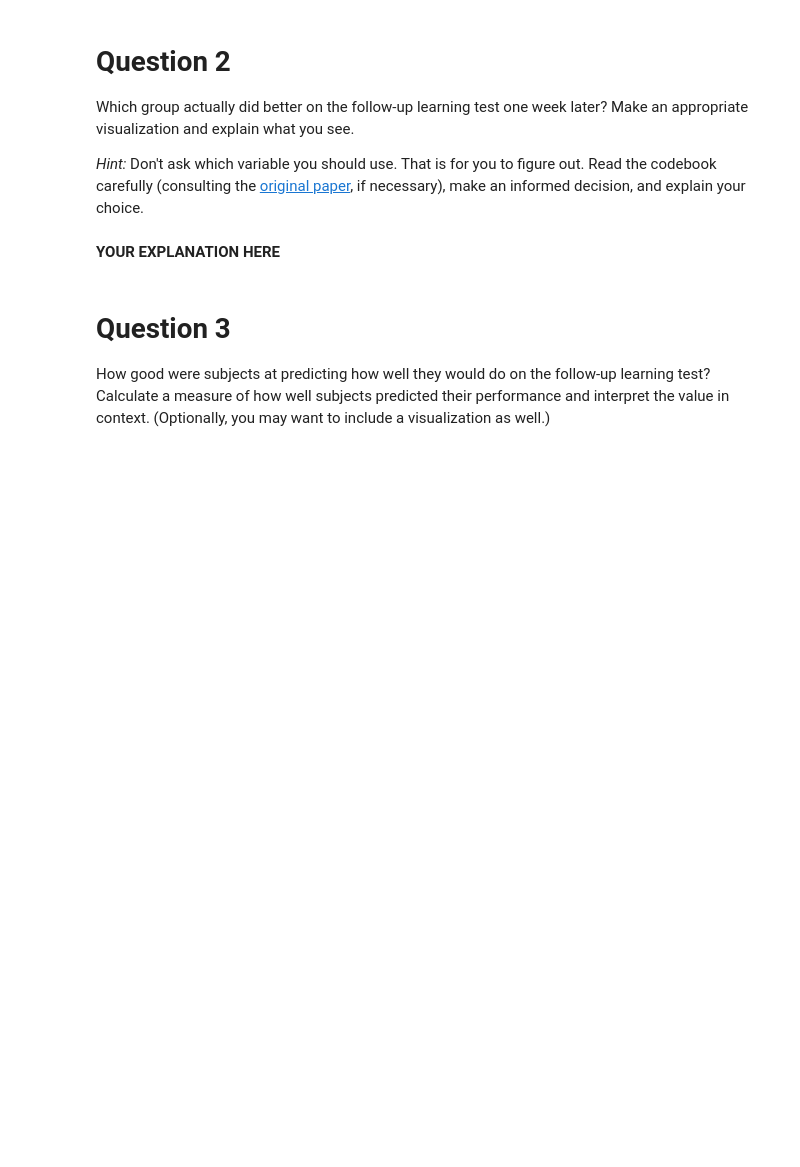
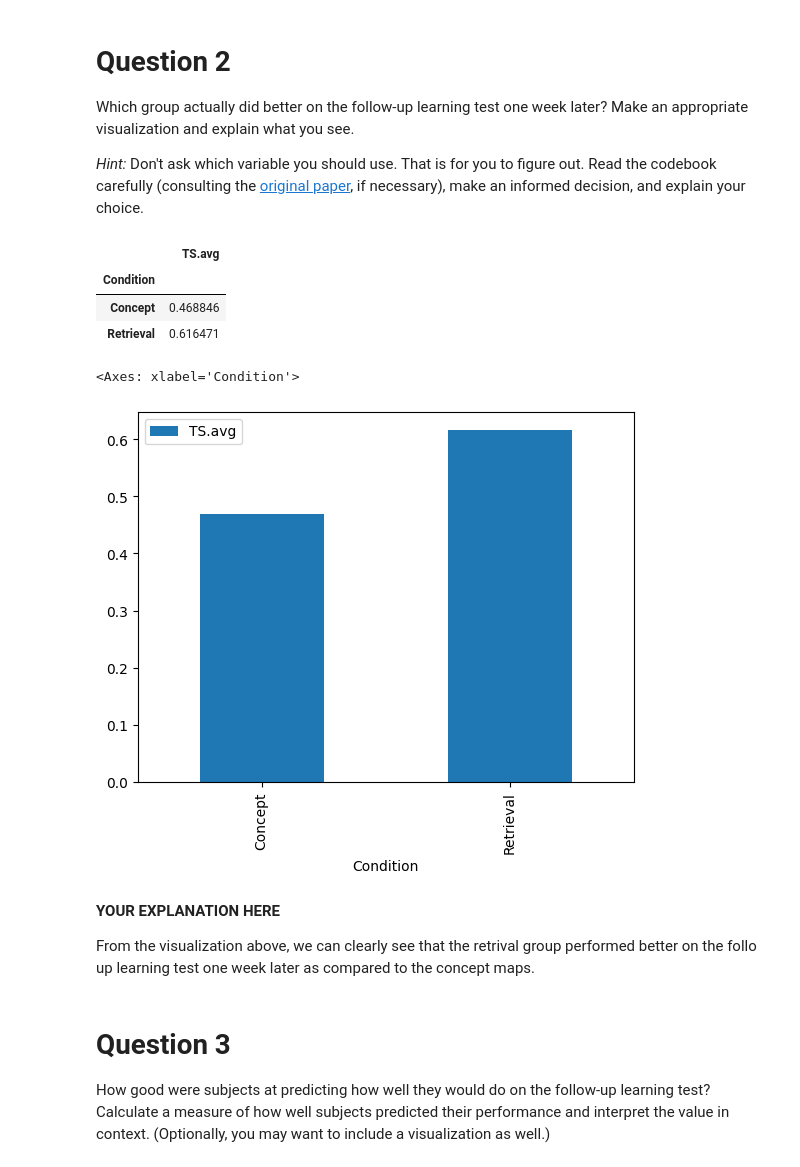
Before and after one commit to Mazrah18/CS105-DataAnaLysis, a Jupyter notebook: LABS/Lab-4/3C. Retrieval Practice and Learning.ipynb, the cells around one changed output. Saved outputs shown, nothing was run; the diff lists cells and outputs as text; code cells hidden in the pictures; blank space fills up the shorter version.

```diff
--- a/LABS/Lab-4/3C. Retrieval Practice and Learning.ipynb
+++ b/LABS/Lab-4/3C. Retrieval Practice and Learning.ipynb
@@ -93,5 +112,24 @@ _Hint:_ Don't ask which variable you should use. That is for you to figure out.
-# %% [markdown]
-**YOUR EXPLANATION HERE**
+# %%
+# YOUR CODE HERE
+
+pivot_table1 = pd.pivot_table(data=data_df, values='TS.avg', index='Condition', aggfunc='mean')
+# %%
+pivot_table1
+# %% [output]
+|  | TS.avg |
+| Condition |  |
+| Concept | 0.468846 |
+| Retrieval | 0.616471 |
+# %%
+pivot_table1.plot.bar()
+# %% [output]
+<Axes: xlabel='Condition'>
+[figure, added]
+# %% [markdown]
+**YOUR EXPLANATION HERE**
+
+
+From the visualization above, we can clearly see that the retrival group performed better on the follo up learning test one week later as compared to the concept maps.
 # %% [markdown]
 # Question 3
 
```
Also changed, not shown: parts of 20 cells of this notebook, 4 other files.
